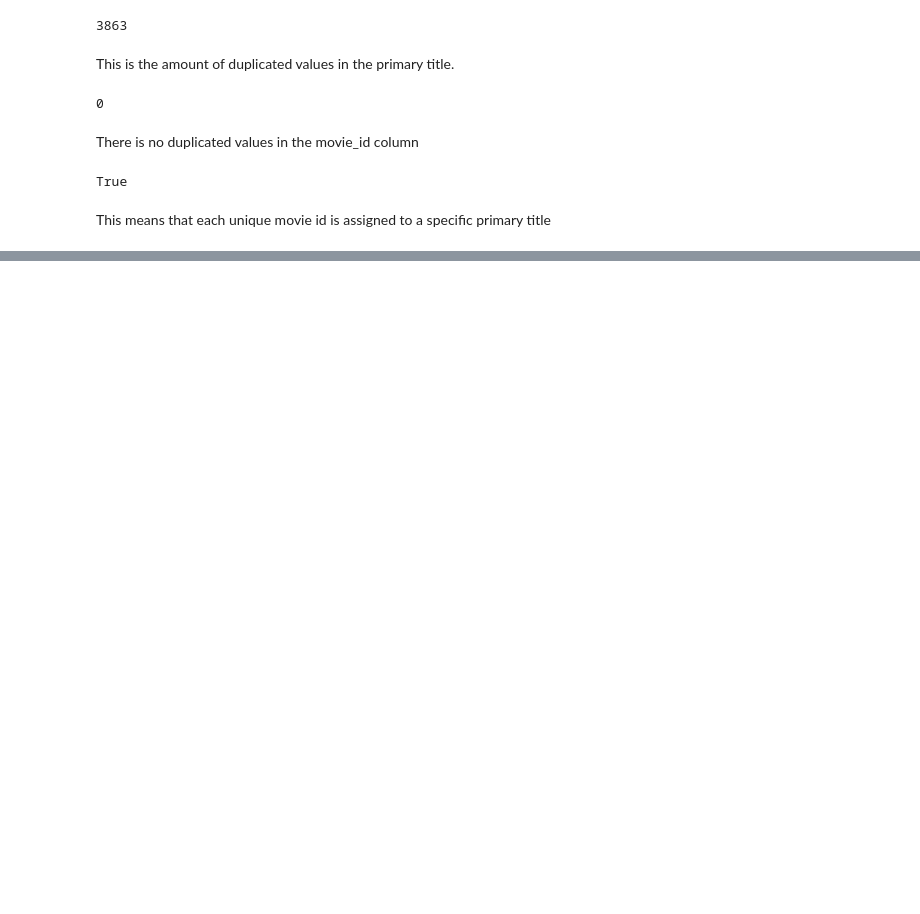
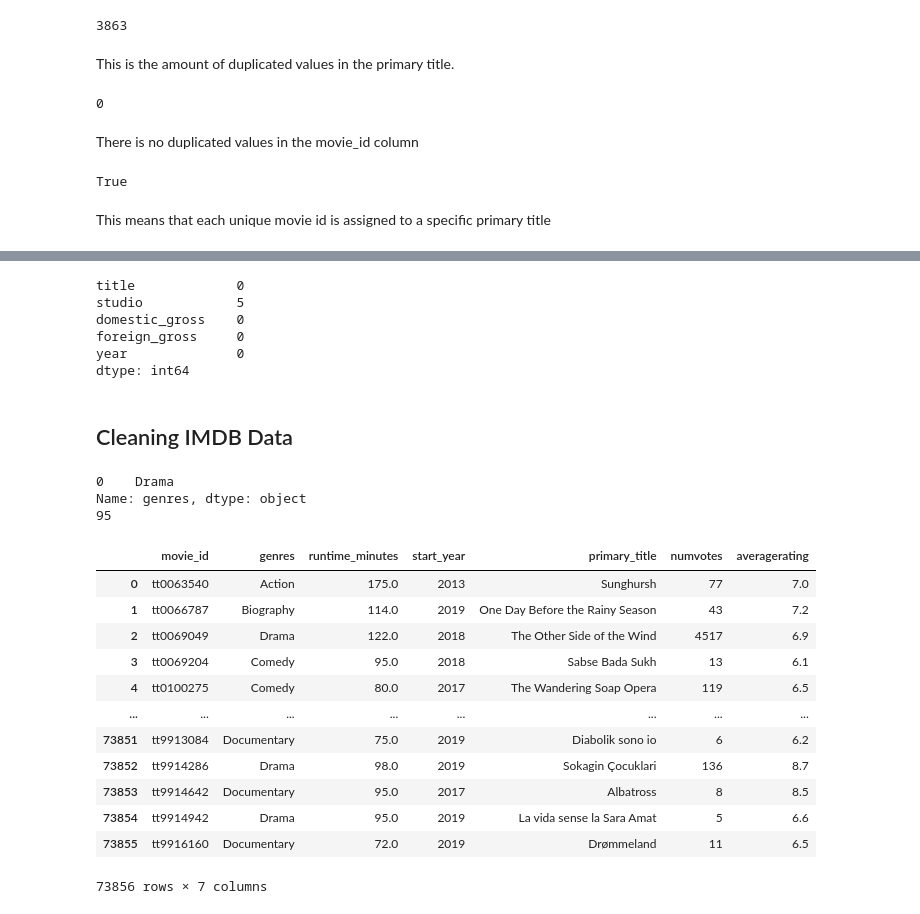
Before and after one commit to kaula12/GroupTwo_PhaseTwo_Project, a Jupyter notebook: student.ipynb, the cells around one changed output, grey strips where cells are left out. Drawn from its saved outputs; the diff is of its cells as text; code cells hidden in the pictures; blank space fills up the shorter version.

Commit message:
Add student.ipynb file with data cleaning section

```diff
--- a/student.ipynb
+++ b/student.ipynb
@@ -316,0 +372,9 @@ This means that each unique movie id is assigned to a specific primary title
+# %%
+box_office.isna().sum()
+# %% [output]
+title             0
+studio            5
+domestic_gross    0
+foreign_gross     0
+year              0
+dtype: int64
@@ -316,0 +383,31 @@ This means that each unique movie id is assigned to a specific primary title
+# %% [markdown]
+## Cleaning IMDB Data
+# %%
+imdb_df = pd.DataFrame(imdb)
+# %%
+imdb_genres_mode = imdb_df['genres'].mode()
+print(imdb_genres_mode)
+
+imdb_runtime_mean = round(imdb_df['runtime_minutes'].mean())
+print(imdb_runtime_mean)
+# %% [output]
+0    Drama
+Name: genres, dtype: object
+95
+# %%
+imdb_df['genres'] = imdb_df['genres'].fillna(imdb_genres_mode[0]).str.split(',').str[0]
+imdb_df
+# %% [output]
+|  | movie_id | genres | runtime_minutes | start_year | primary_title | numvotes | averagerating |
+| 0 | tt0063540 | Action | 175.0 | 2013 | Sunghursh | 77 | 7.0 |
+| 1 | tt0066787 | Biography | 114.0 | 2019 | One Day Before the Rainy Season | 43 | 7.2 |
+| 2 | tt0069049 | Drama | 122.0 | 2018 | The Other Side of the Wind | 4517 | 6.9 |
+| 3 | tt0069204 | Comedy | 95.0 | 2018 | Sabse Bada Sukh | 13 | 6.1 |
+| 4 | tt0100275 | Comedy | 80.0 | 2017 | The Wandering Soap Opera | 119 | 6.5 |
+| ... | ... | ... | ... | ... | ... | ... | ... |
+| 73851 | tt9913084 | Documentary | 75.0 | 2019 | Diabolik sono io | 6 | 6.2 |
+| 73852 | tt9914286 | Drama | 98.0 | 2019 | Sokagin Çocuklari | 136 | 8.7 |
+| 73853 | tt9914642 | Documentary | 95.0 | 2017 | Albatross | 8 | 8.5 |
+| 73854 | tt9914942 | Drama | 95.0 | 2019 | La vida sense la Sara Amat | 5 | 6.6 |
+| 73855 | tt9916160 | Documentary | 72.0 | 2019 | Drømmeland | 11 | 6.5 |
+73856 rows × 7 columns
```
Also changed, not shown: parts of 14 cells of this notebook.
